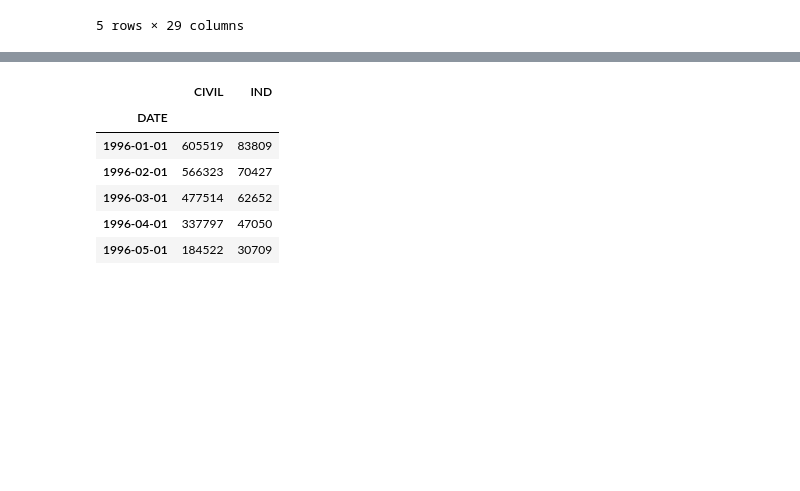
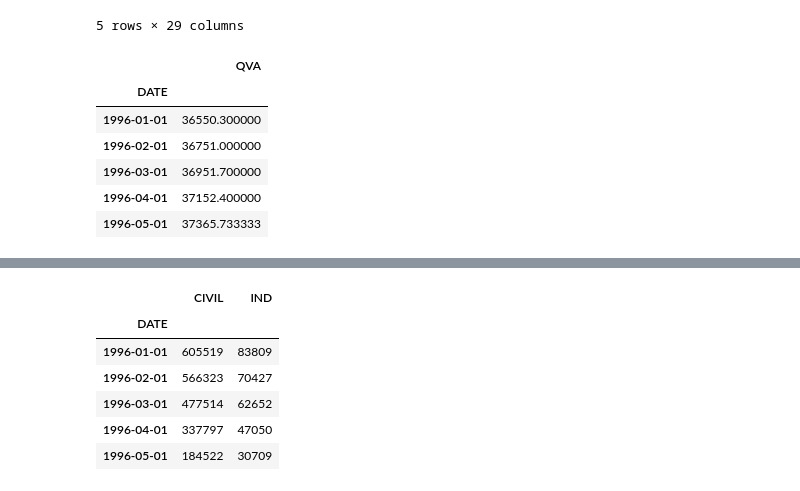
Before and after one commit to knu-tomato/bigstar-kogas, a Jupyter notebook: Model-Test/Model-Test-inuk/Model-LSTM-inuk.ipynb, the cells around one changed output, grey strips where cells are left out. Saved outputs shown, nothing was run; the diff lists cells and outputs as text; code cells hidden in the pictures; blank space fills up the shorter version.

```diff
--- a/Model-Test/Model-Test-inuk/Model-LSTM-inuk.ipynb
+++ b/Model-Test/Model-Test-inuk/Model-LSTM-inuk.ipynb
@@ -31,3 +32,13 @@ data.head()
 | 1996-04-01 | 0.261910 | 0.029456 | 0.582132 | 0.24132 | 5.71003 | 6.61264 | 3.07795 | ... |
 | 1996-05-01 | 0.428759 | 0.242892 | 0.688458 | -0.38328 | 5.67433 | 6.58956 | 3.02586 | ... |
 5 rows × 29 columns
+# %%
+data_qva.head()
+# %% [output]
+|  | QVA |
+| DATE |  |
+| 1996-01-01 | 36550.300000 |
+| 1996-02-01 | 36751.000000 |
+| 1996-03-01 | 36951.700000 |
+| 1996-04-01 | 37152.400000 |
+| 1996-05-01 | 37365.733333 |
```
Also changed, not shown: parts of 21 cells of this notebook, 15 other files.
